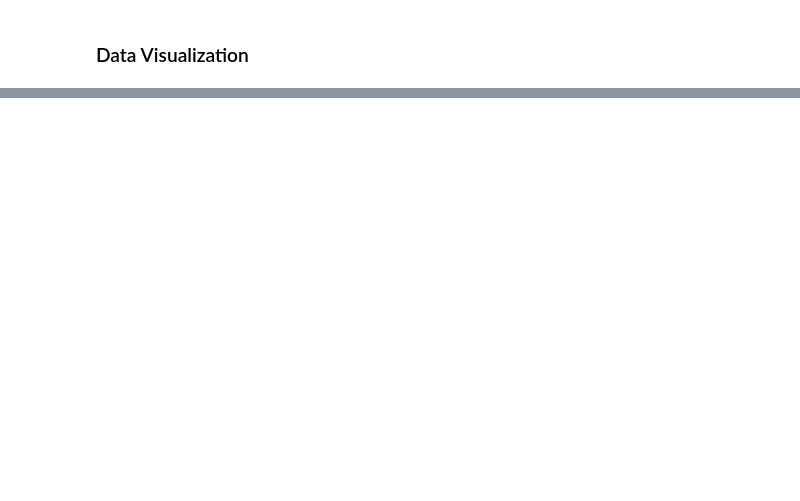
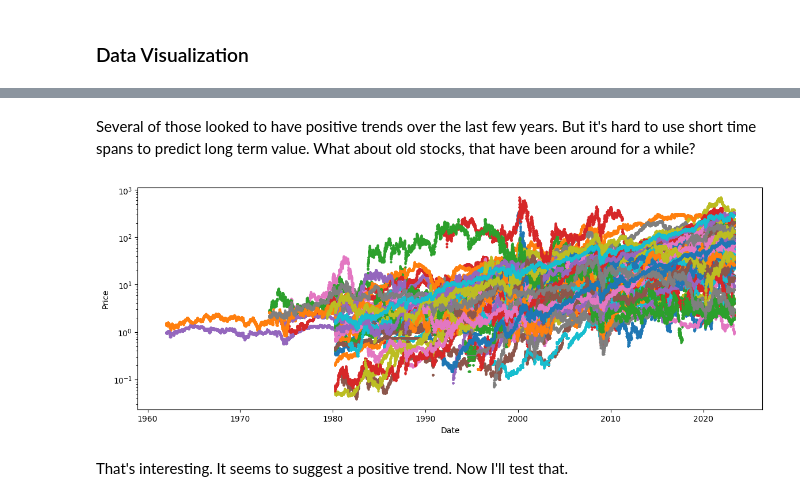
Before and after one commit to n-ghosh/Market-Learning, a Jupyter notebook: market_learning.ipynb, the cells around one changed output, grey strips where cells are left out. Saved outputs shown, nothing was run; the diff lists cells and outputs as text; code cells hidden in the pictures; blank space fills up the shorter version.

```diff
--- a/market_learning.ipynb
+++ b/market_learning.ipynb
@@ -325,0 +577,13 @@ for j in range(10):
+# %%
+for j in range(5):
+    n = 500
+    plt.figure(figsize=(8, 4))
+    for i in range(n*j, n*j+n):
+        m = lst_dfs[i]['Close'].max()
+        if 1000 < m < 5000:
+            plt.scatter(lst_dfs[i].index, lst_dfs[i]['Close'], label=lst_dfs[i]['Acronym'][0], s=4)
+
+    plt.legend()
+    plt.xlabel('Date')
+    plt.ylabel('Price')
+    plt.show()
@@ -327,0 +598,11 @@ A lot of stocks that go up also go back down.
+# %%
+for j in range(10):
+    plt.figure(figsize=(8, 4))
+    for i in range(j*10, j*10+10):
+        if lst_dfs[i]['Close'].max() < 100:
+            plt.scatter(lst_dfs[i].index, lst_dfs[i]['Close'], label=lst_dfs[i]['Acronym'][0], s=4)
+
+    plt.legend()
+    plt.xlabel('Date')
+    plt.ylabel('Price')
+    plt.show()
@@ -327,0 +620,19 @@ A lot of stocks that go up also go back down.
+# %% [markdown]
+Several of those looked to have positive trends over the last few years. But it's hard to use short time spans to predict long term value. What about old stocks, that have been around for a while?
+# %%
+n = 500
+plt.figure(figsize=(14, 5))
+for i in range(n):
+    age = min(lst_dfs[i].index[0], lst_dfs[i].index[-1])
+    peak = lst_dfs[i]['Close'].max()
+    if str(age) < '2000-01-01' and peak < 1000:
+        plt.scatter(lst_dfs[i].index, lst_dfs[i]['Close'], label=lst_dfs[i]['Acronym'][0], s=4)
+
+plt.yscale('log')
+plt.xlabel('Date')
+plt.ylabel('Price')
+plt.show()
+# %% [output]
+[figure, added]
+# %% [markdown]
+That's interesting. It seems to suggest a positive trend. Now I'll test that.
```
Also changed, not shown: parts of 59 cells of this notebook.
